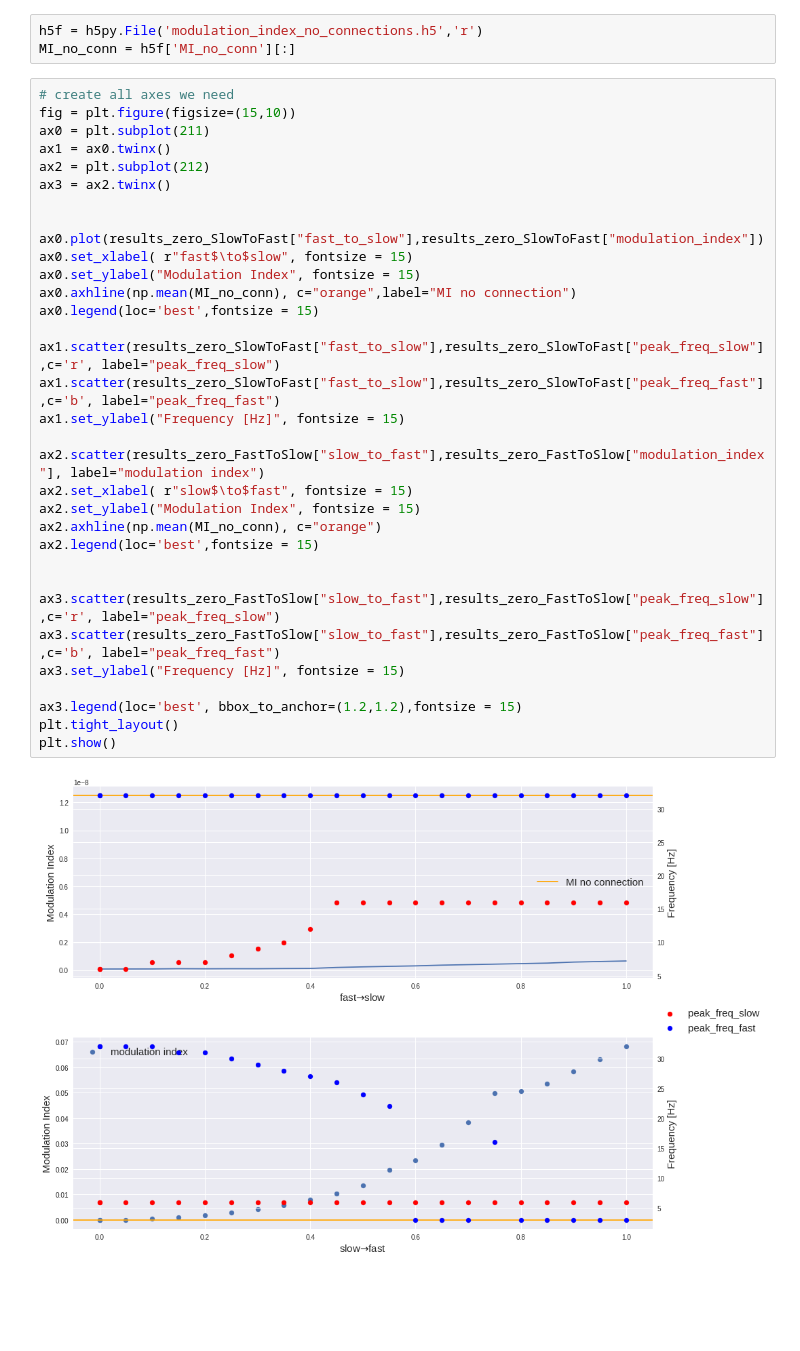
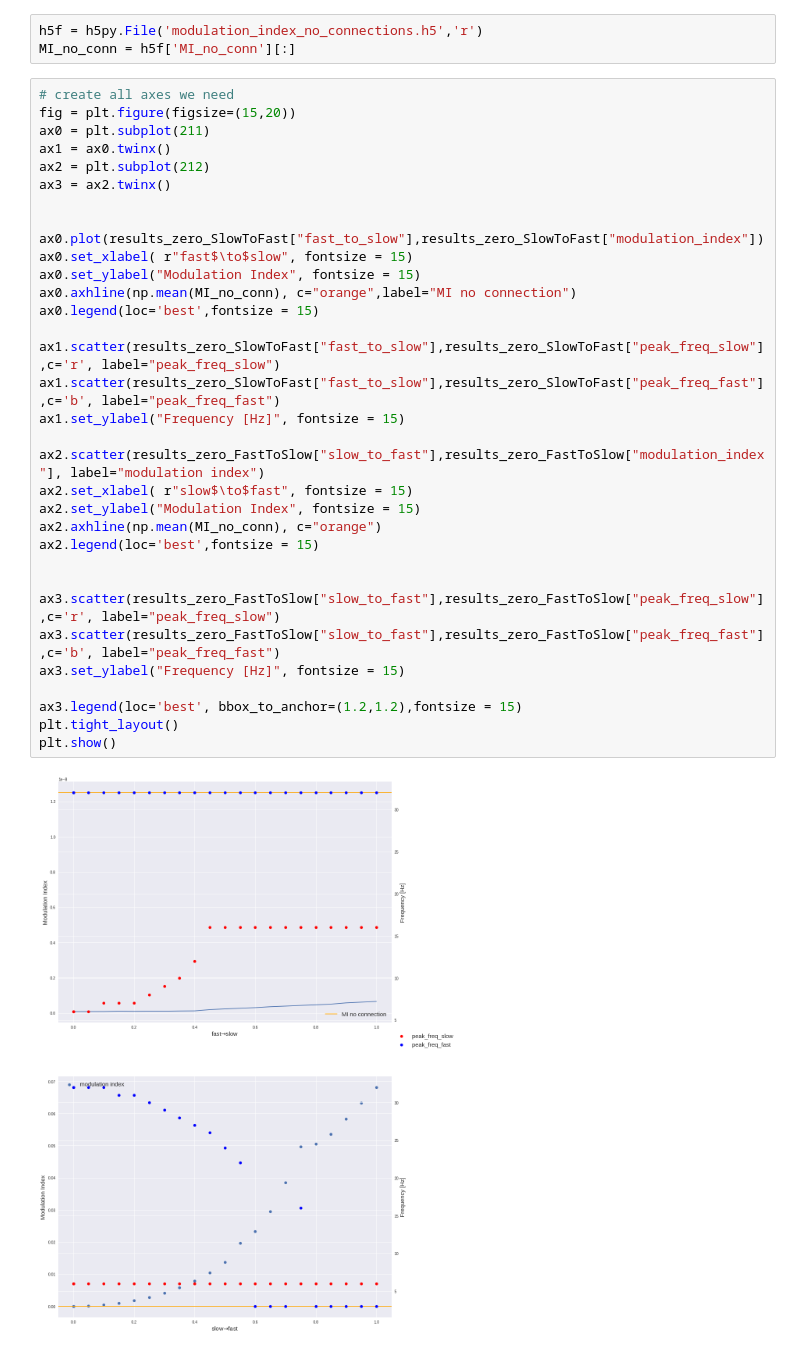
Before and after one commit to jajcayn/Hopf_CFC_analysis, a Jupyter notebook: 1d_parameter_exploration.ipynb, the cells around one changed output. Cells and saved outputs as stored; diff of their text form; blank space fills up the shorter version.

Commit message:
adjust plot size

```diff
--- a/1d_parameter_exploration.ipynb
+++ b/1d_parameter_exploration.ipynb
@@ -211,36 +211,36 @@ h5f = h5py.File('modulation_index_no_connections.h5','r')
 MI_no_conn = h5f['MI_no_conn'][:]
 # %%
 # create all axes we need
-fig = plt.figure(figsize=(15,10))
+fig = plt.figure(figsize=(15,20))
 ax0 = plt.subplot(211)
 ax1 = ax0.twinx()
 ax2 = plt.subplot(212)
 ax3 = ax2.twinx()
 
 
 ax0.plot(results_zero_SlowToFast["fast_to_slow"],results_zero_SlowToFast["modulation_index"])
 ax0.set_xlabel( r"fast$\to$slow", fontsize = 15)
 ax0.set_ylabel("Modulation Index", fontsize = 15)
 ax0.axhline(np.mean(MI_no_conn), c="orange",label="MI no connection")
 ax0.legend(loc='best',fontsize = 15)
 
 ax1.scatter(results_zero_SlowToFast["fast_to_slow"],results_zero_SlowToFast["peak_freq_slow"],c='r', label="peak_freq_slow")
 ax1.scatter(results_zero_SlowToFast["fast_to_slow"],results_zero_SlowToFast["peak_freq_fast"],c='b', label="peak_freq_fast")
 ax1.set_ylabel("Frequency [Hz]", fontsize = 15)
 
 ax2.scatter(results_zero_FastToSlow["slow_to_fast"],results_zero_FastToSlow["modulation_index"], label="modulation index")
 ax2.set_xlabel( r"slow$\to$fast", fontsize = 15)
 ax2.set_ylabel("Modulation Index", fontsize = 15)
 ax2.axhline(np.mean(MI_no_conn), c="orange")
 ax2.legend(loc='best',fontsize = 15)
 
 
 ax3.scatter(results_zero_FastToSlow["slow_to_fast"],results_zero_FastToSlow["peak_freq_slow"],c='r', label="peak_freq_slow")
 ax3.scatter(results_zero_FastToSlow["slow_to_fast"],results_zero_FastToSlow["peak_freq_fast"],c='b', label="peak_freq_fast")
 ax3.set_ylabel("Frequency [Hz]", fontsize = 15)
 
 ax3.legend(loc='best', bbox_to_anchor=(1.2,1.2),fontsize = 15)
 plt.tight_layout()
 plt.show()
 # %% [output]
-[figure, old version]
+[figure, new version]
```
